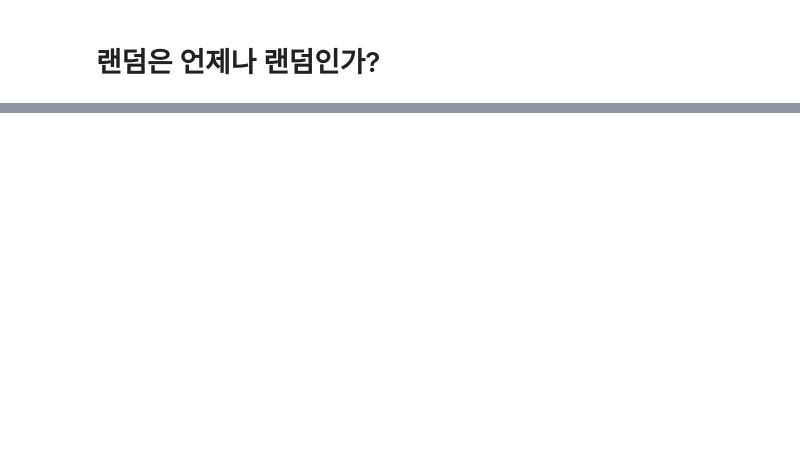
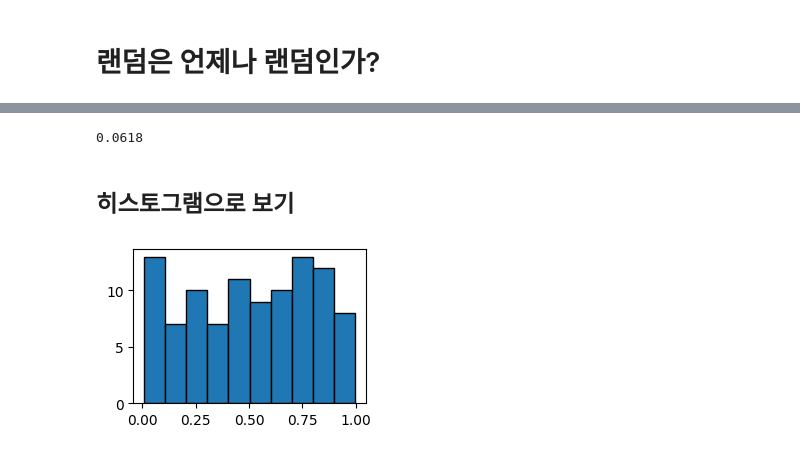
Before and after one commit to hooneychoi/python, a Jupyter notebook: numpy-random.ipynb, the cells around one changed output, grey strips where cells are left out. Drawn from its saved outputs; the diff is of its cells as text; code cells hidden in the pictures; blank space fills up the shorter version.

```diff
--- a/numpy-random.ipynb
+++ b/numpy-random.ipynb
@@ -33,0 +113,17 @@ print(x)
+# %%
+random.seed(42)
+
+n_all_heads = 0
+
+# Initialize number of 4-heads trials
+for _ in range(10000):
+    heads = np.random.random(size=4) < 0.5
+    n_heads = np.sum(heads)
+    if n_heads == 4:
+        n_all_heads += 1
+
+n_all_heads / 10000
+# %% [output]
+0.0618
+# %% [markdown]
+## 히스토그램으로 보기
@@ -33,0 +134,11 @@ print(x)
+# %%
+def show_hist(seed = None):
+    np.random.seed(seed)
+    random_numbers = random.rand(100)
+    hist = plt.hist(random_numbers, edgecolor='black')
+    plt.show()
+# %%
+plt.figure(figsize=(3,2))
+show_hist()
+# %% [output]
+[figure, added]
```
Also changed, not shown: parts of 38 cells of this notebook, 4 other files.
